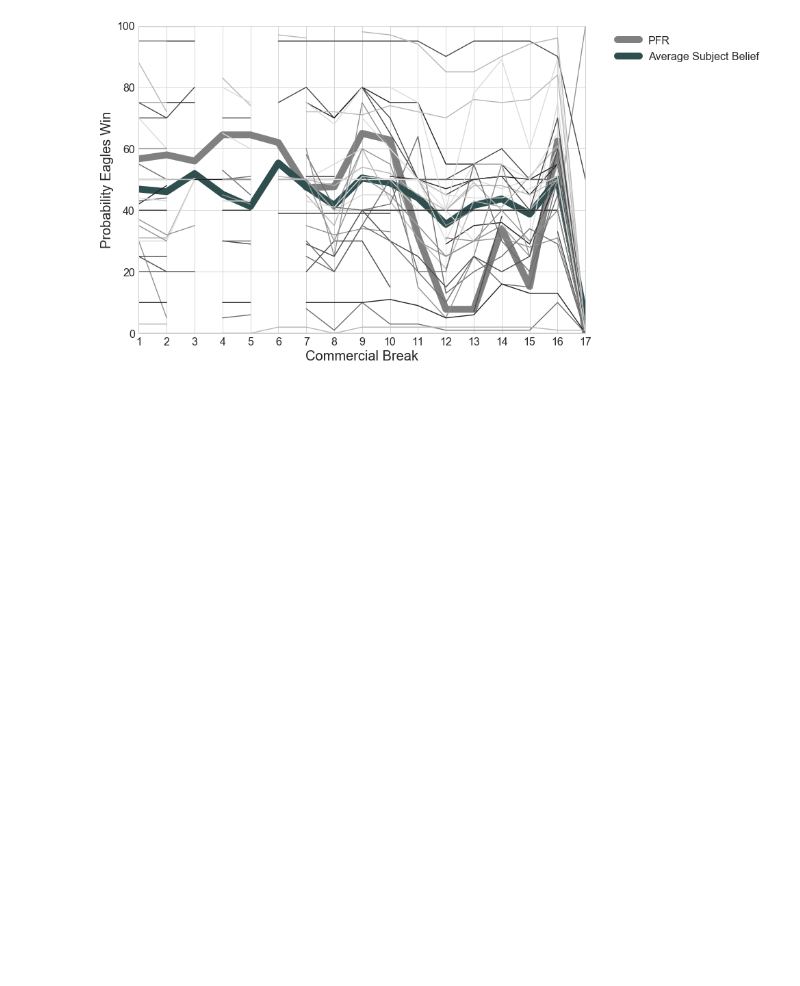
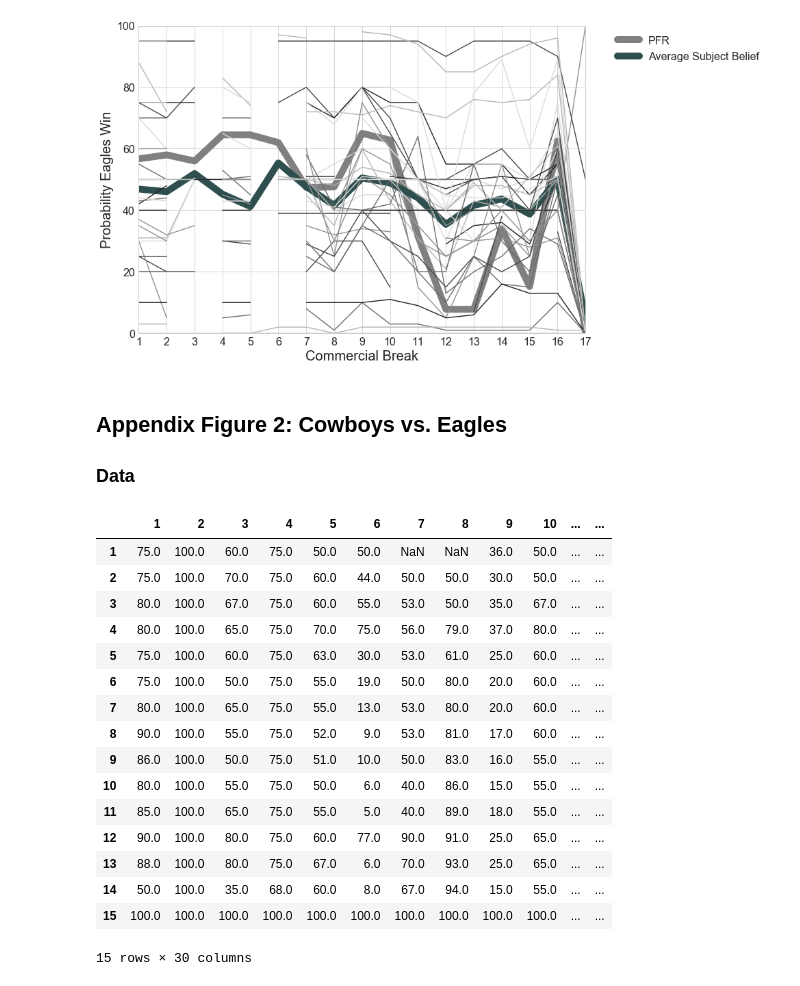
Before and after one commit to cesslab/Experiment-SuspenseAndSurprise, a Jupyter notebook: SchotterKesslerMcClellan_SuspenseAndSurprise.ipynb, the cells around one changed output. Saved outputs shown, nothing was run; the diff lists cells and outputs as text; code cells hidden in the pictures; blank space fills up the shorter version.

```diff
--- a/SchotterKesslerMcClellan_SuspenseAndSurprise.ipynb
+++ b/SchotterKesslerMcClellan_SuspenseAndSurprise.ipynb
@@ -444,3 +445,30 @@ frame.set_facecolor('white')
 frame.set_edgecolor('white')
 # %% [output]
 [figure]
+# %% [markdown]
+## Appendix Figure 2: Cowboys vs. Eagles
+
+### Data
+# %%
+appendix2 = pd.read_csv('data/appendix_2.csv')
+appendix2.index = range(1, len(appendix2) + 1)
+appendix2 = appendix2.transpose()
+appendix2
+# %% [output]
+|  | 1 | 2 | 3 | 4 | 5 | 6 | 7 | 8 | 9 | 10 | ... | ... |
+| 1 | 75.0 | 100.0 | 60.0 | 75.0 | 50.0 | 50.0 | NaN | NaN | 36.0 | 50.0 | ... | ... |
+| 2 | 75.0 | 100.0 | 70.0 | 75.0 | 60.0 | 44.0 | 50.0 | 50.0 | 30.0 | 50.0 | ... | ... |
+| 3 | 80.0 | 100.0 | 67.0 | 75.0 | 60.0 | 55.0 | 53.0 | 50.0 | 35.0 | 67.0 | ... | ... |
+| 4 | 80.0 | 100.0 | 65.0 | 75.0 | 70.0 | 75.0 | 56.0 | 79.0 | 37.0 | 80.0 | ... | ... |
+| 5 | 75.0 | 100.0 | 60.0 | 75.0 | 63.0 | 30.0 | 53.0 | 61.0 | 25.0 | 60.0 | ... | ... |
+| 6 | 75.0 | 100.0 | 50.0 | 75.0 | 55.0 | 19.0 | 50.0 | 80.0 | 20.0 | 60.0 | ... | ... |
+| 7 | 80.0 | 100.0 | 65.0 | 75.0 | 55.0 | 13.0 | 53.0 | 80.0 | 20.0 | 60.0 | ... | ... |
+| 8 | 90.0 | 100.0 | 55.0 | 75.0 | 52.0 | 9.0 | 53.0 | 81.0 | 17.0 | 60.0 | ... | ... |
+| 9 | 86.0 | 100.0 | 50.0 | 75.0 | 51.0 | 10.0 | 50.0 | 83.0 | 16.0 | 55.0 | ... | ... |
+| 10 | 80.0 | 100.0 | 55.0 | 75.0 | 50.0 | 6.0 | 40.0 | 86.0 | 15.0 | 55.0 | ... | ... |
+| 11 | 85.0 | 100.0 | 65.0 | 75.0 | 55.0 | 5.0 | 40.0 | 89.0 | 18.0 | 55.0 | ... | ... |
+| 12 | 90.0 | 100.0 | 80.0 | 75.0 | 60.0 | 77.0 | 90.0 | 91.0 | 25.0 | 65.0 | ... | ... |
+| 13 | 88.0 | 100.0 | 80.0 | 75.0 | 67.0 | 6.0 | 70.0 | 93.0 | 25.0 | 65.0 | ... | ... |
+| 14 | 50.0 | 100.0 | 35.0 | 68.0 | 60.0 | 8.0 | 67.0 | 94.0 | 15.0 | 55.0 | ... | ... |
+| 15 | 100.0 | 100.0 | 100.0 | 100.0 | 100.0 | 100.0 | 100.0 | 100.0 | 100.0 | 100.0 | ... | ... |
+15 rows × 30 columns
```
Also changed, not shown: parts of 13 cells of this notebook.
